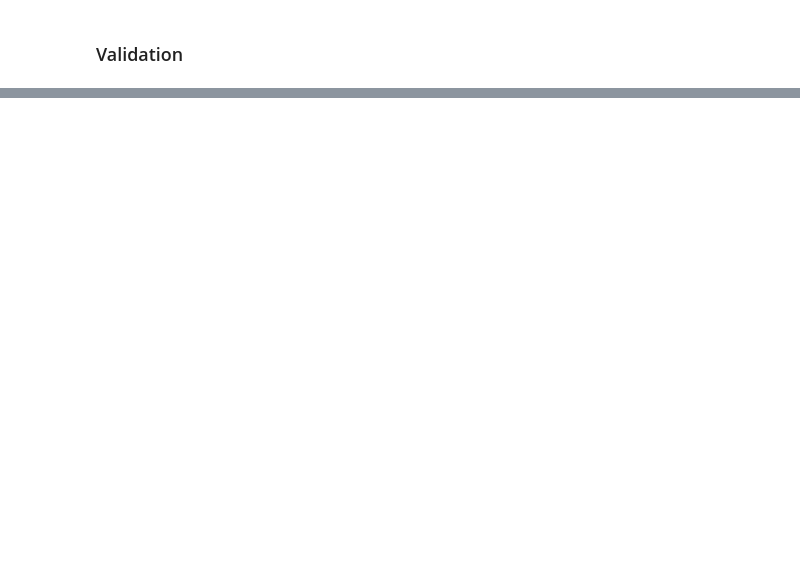
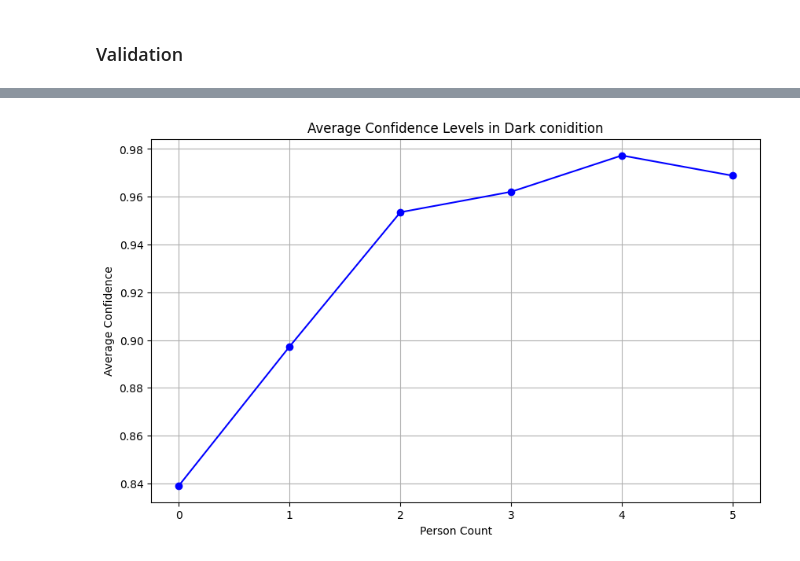
Before and after one commit to thu4n/WiFi-Vision-Counting, a Jupyter notebook: cv-notebooks/validate-model.ipynb, the cells around one changed output, grey strips where cells are left out. Saved outputs shown, nothing was run; the diff lists cells and outputs as text; code cells hidden in the pictures; blank space fills up the shorter version.

```diff
--- a/cv-notebooks/validate-model.ipynb
+++ b/cv-notebooks/validate-model.ipynb
@@ -891,0 +896,18 @@ test_df.to_csv('/content/drive/MyDrive/UIT/UIT_Graduation_Thesis/Test/5ppl_test_
+# %%
+average_confidences = []
+
+for i in range(6):
+    average_confidence = dark_dfs[i]['Average Confidence'].mean()
+    average_confidences.append(average_confidence)
+
+# Plotting the results
+plt.figure(figsize=(10, 6))
+plt.plot(range(6), average_confidences, marker='o', linestyle='-', color='b')
+plt.title('Average Confidence Levels in Dark conidition')
+plt.xlabel('Person Count')
+plt.ylabel('Average Confidence')
+plt.xticks(range(6))
+plt.grid(True)
+plt.show()
+# %% [output]
+[figure, added]
```
Also changed, not shown: parts of 19 cells of this notebook.
